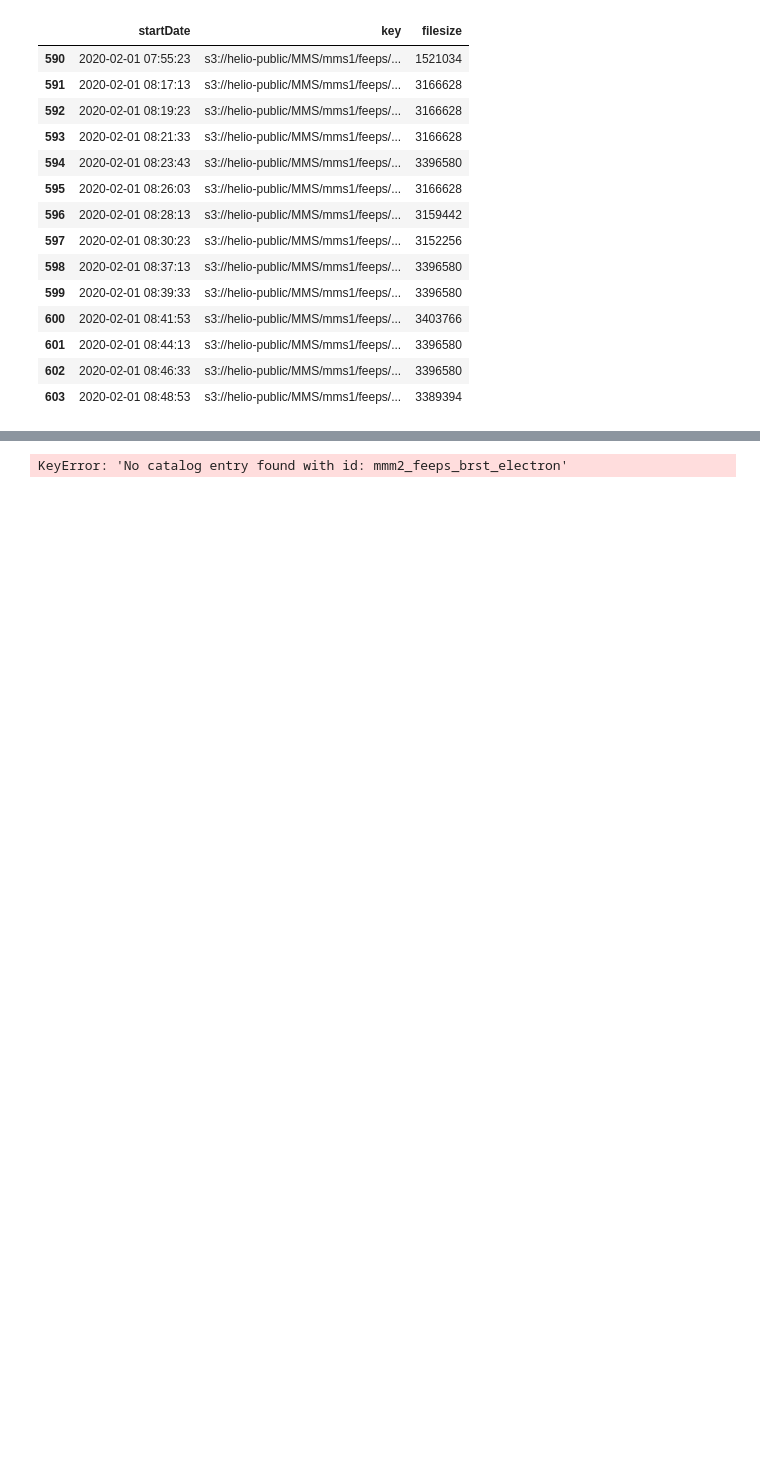
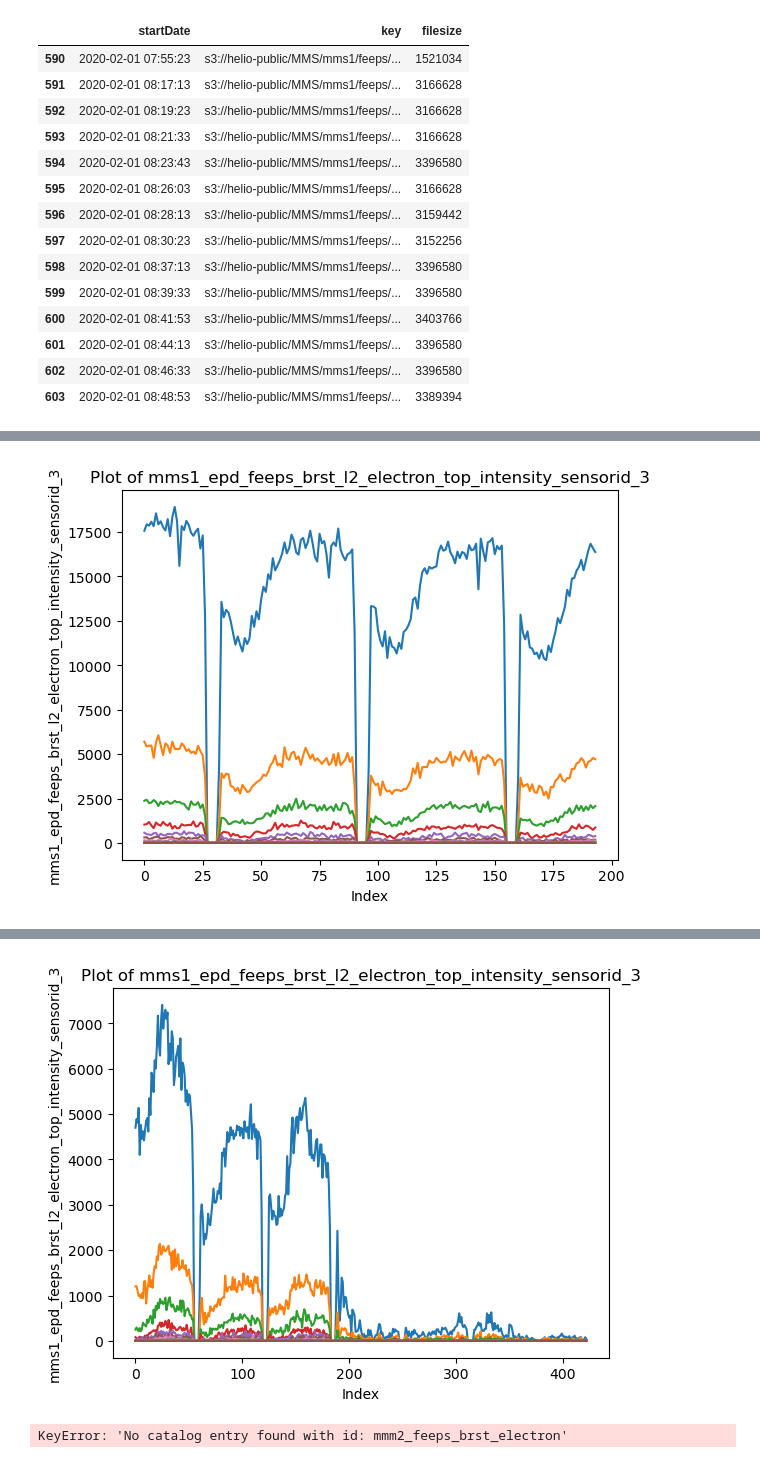
Before and after one commit to heliocloud-data/platform, a Jupyter notebook: tools/fileregistry/Registry Demo.ipynb, the cells around one changed output, grey strips where cells are left out. Saved outputs shown, nothing was run; the diff lists cells and outputs as text; code cells hidden in the pictures; blank space fills up the shorter version.

Commit message:
Update file registry code to handle new spec

```diff
--- a/tools/fileregistry/Registry Demo.ipynb
+++ b/tools/fileregistry/Registry Demo.ipynb
@@ -184,7 +215,7 @@ pprint(fr.get_entries())
 fr_id1 = 'mms1_feeps_brst_electron'
 fr_id2 = 'mmm2_feeps_brst_electron'
 start_date = '2020-02-01T00:00:00Z'
-end_date =   '2020-02-02T00:00:00Z'
+stop_date =   '2020-02-02T00:00:00Z'
 # %%
 #pprint(fr.get_catalog()['catalog'])
 pprint(fr.get_entry(fr_id1))
@@ -206,6 +236,6 @@ pprint(fr.get_entry(fr_id1))
  'title': 'mms1/feeps/brst/l2/electron/'}
 # %%
-file_registry1 = fr.request_file_registry(fr_id1, start_date=start_date, end_date=end_date, overwrite=False)
+file_registry1 = fr.request_file_registry(fr_id1, start_date=start_date, stop_date=stop_date, overwrite=False)
 # %%
 file_registry1
 # %% [output]
@@ -245,0 +276,21 @@ Python Hash of File | Start Date | File Size
+# %%
+def plot_cdf(s3_uri, d, f):
+    print(len(cdflib.CDF(s3_uri).cdf_info()["zVariables"]), d.replace(' ', 'T')+'Z', f)
+
+    cdf = cdflib.CDF(s3_uri)
+
+    # Get the variable name and its data
+    var_name = cdf.cdf_info()["zVariables"][2]
+    var_data = cdf.varget(var_name)
+
+    # Plot the variable
+    plt.figure()
+    plt.plot(var_data)
+    plt.xlabel("Index")
+    plt.ylabel(var_name)
+    plt.title(f"Plot of {var_name}")
+    plt.show()
+
+print('# of zVariables | Start Date | File Size')
+fr.stream_uri(file_registry1[:2], lambda s3_uri, d, f: plot_cdf(s3_uri, d, f))
+# %% [output]
@@ -245,0 +299 @@ Python Hash of File | Start Date | File Size
+[figure, added]
@@ -246,2 +301,3 @@ Python Hash of File | Start Date | File Size
+[figure, added]
 # %%
 # Fail on purpose - invalid catalog entry
```
Also changed, not shown: parts of 15 cells of this notebook, 4 other files.
